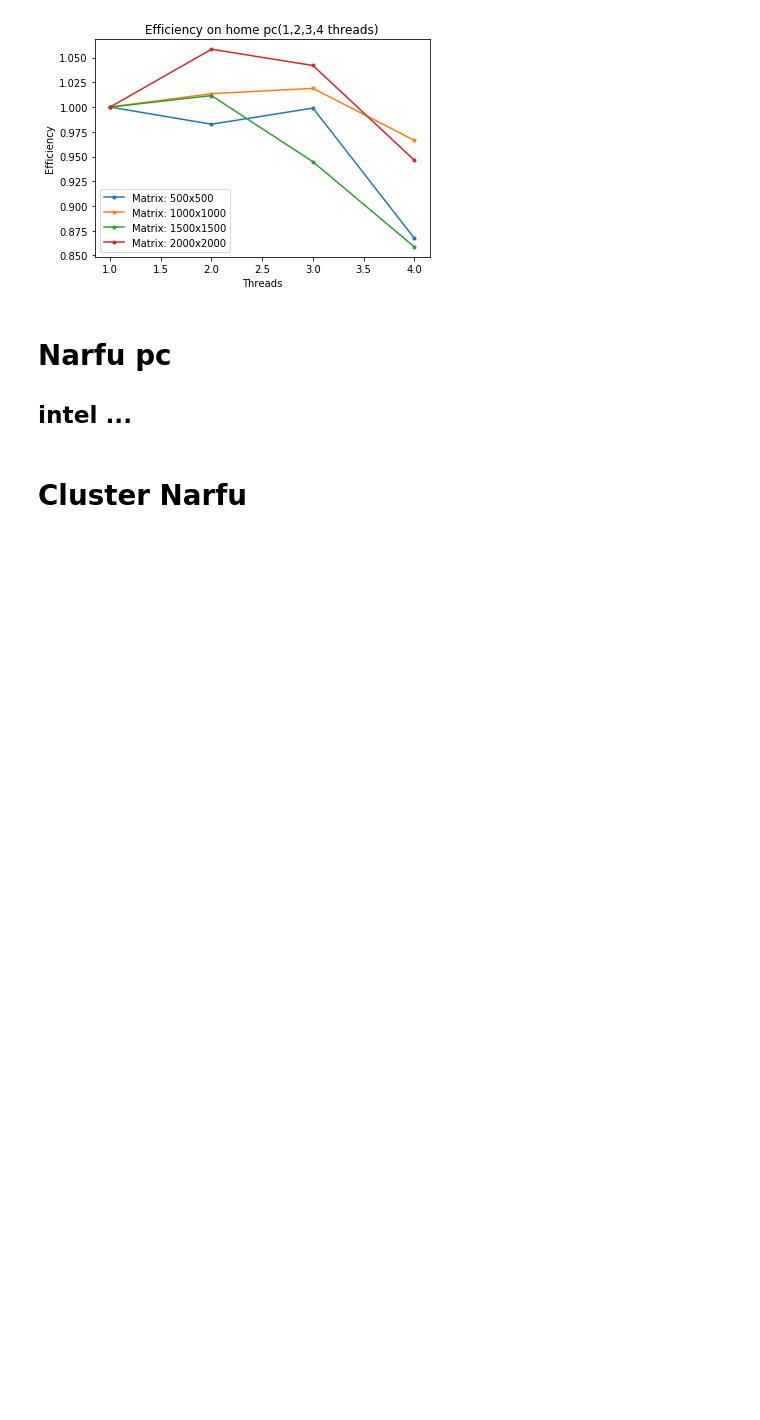
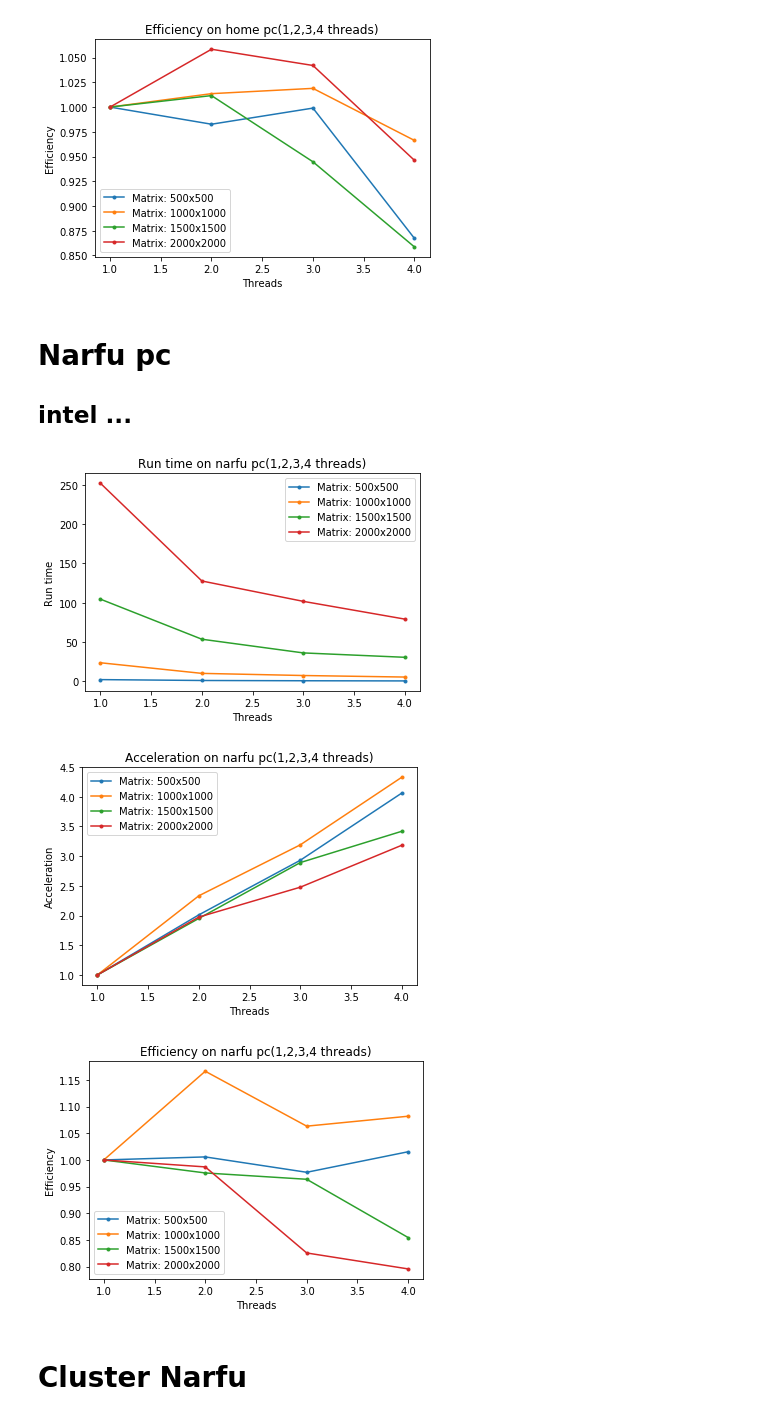
Before and after one commit to dzuba29/Dirichlet-problem, a Jupyter notebook: graphicsPython/graphics.ipynb, the cells around one changed output. Cells and saved outputs as stored; diff of their text form; code cells hidden in the pictures; blank space fills up the shorter version.

```diff
--- a/graphicsPython/graphics.ipynb
+++ b/graphicsPython/graphics.ipynb
@@ -5,30 +5,34 @@ import numpy as np
 import matplotlib.pyplot as plt
 
 
-def DrawPlotRuntime(title,data,xlabel,ylabel):
+def DrawPlotRuntime(title,data,xlabel,ylabel,file):
     plt.title(title)
     for i in sorted(set(data['Dimension'])):
         x = data.loc[data.Dimension == i]
         plt.plot(x['Threads'], x['RunTime'], marker=".", label="Matrix: {dim}x{dim}".format(dim = i))
     plt.legend();plt.xlabel(xlabel);plt.ylabel(ylabel)
+    plt.savefig(file)
     plt.show()
 
-def DrawPlotAcceleration(title,data,xlabel,ylabel):
+
+def DrawPlotAcceleration(title,data,xlabel,ylabel,file):
     plt.title(title)
     for i in sorted(set(data['Dimension'])):
         x = data.loc[data.Dimension == i]
         one_tread_time = float(x[x.Threads == 1]['RunTime'])
         plt.plot(x['Threads'], one_tread_time / x['RunTime'], marker=".", label="Matrix: {dim}x{dim}".format(dim = i))
     plt.legend();plt.xlabel(xlabel);plt.ylabel(ylabel)
+    plt.savefig(file)
     plt.show()
 
-def DrawPlotEfficiency(title,data,xlabel,ylabel):
+def DrawPlotEfficiency(title,data,xlabel,ylabel,file):
     plt.title(title)
     for i in sorted(set(data['Dimension'])):
         x = data.loc[data.Dimension == i]
         one_tread_time = float(x[x.Threads == 1]['RunTime'])
         plt.plot(x['Threads'], one_tread_time / x['RunTime'] / x['Threads'], marker=".", label="Matrix: {dim}x{dim}".format(dim = i))
     plt.legend();plt.xlabel(xlabel);plt.ylabel(ylabel)
+    plt.savefig(file)
     plt.show()
 
 def ParseData(file):
@@ -51,7 +55,13 @@ DrawPlotEfficiency('Efficiency on home pc(1,2,3,4 threads)',data,'Threads','Effi
 # Narfu pc
 ## intel ...
 # %%
-#data=ParseData('benchmark_narfuPc.csv')
-#DrawPlotRuntime('Run time on narfu pc(1,2,3,4 threads)',data,'Threads','Run time')
+data=ParseData('benchmark_NarfuPc.csv')
+DrawPlotRuntime('Run time on narfu pc(1,2,3,4 threads)',data,'Threads','Run time','RuntimeNarfupc.png')
+DrawPlotAcceleration('Acceleration on narfu pc(1,2,3,4 threads)',data,'Threads','Acceleration','AccelerationNarfupc.png')
+DrawPlotEfficiency('Efficiency on narfu pc(1,2,3,4 threads)',data,'Threads','Efficiency','EfficiencyNarfupc.png')
+# %% [output]
+[figure, added]
+[figure, added]
+[figure, added]
 # %% [markdown]
 # Cluster Narfu
```
Also changed, not shown: parts of 3 cells of this notebook, 10 other files.
